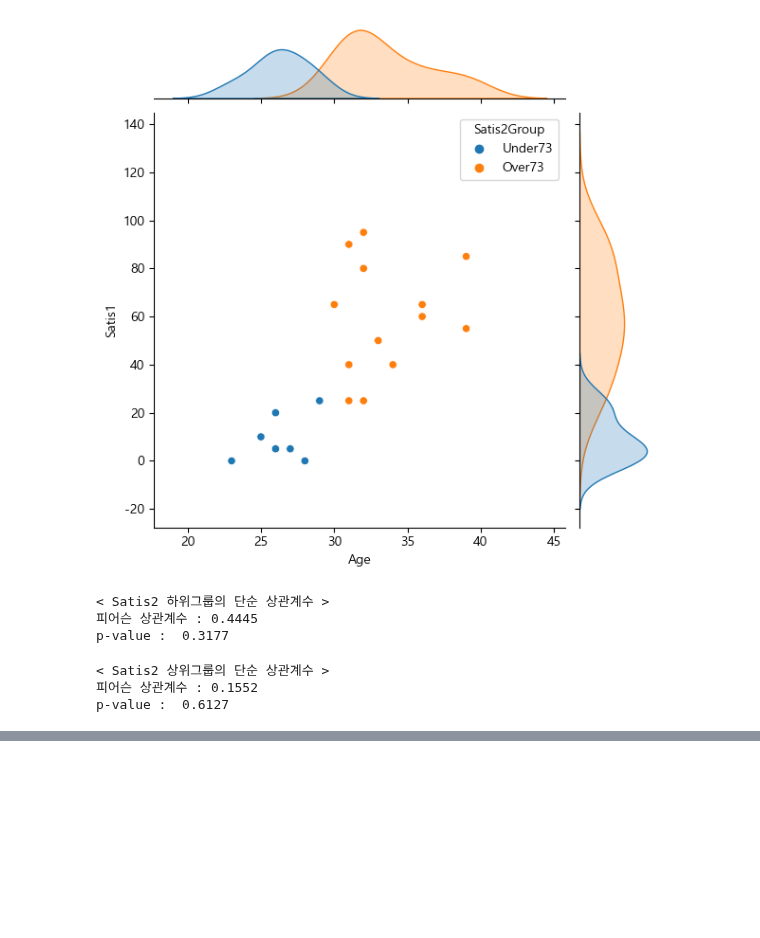
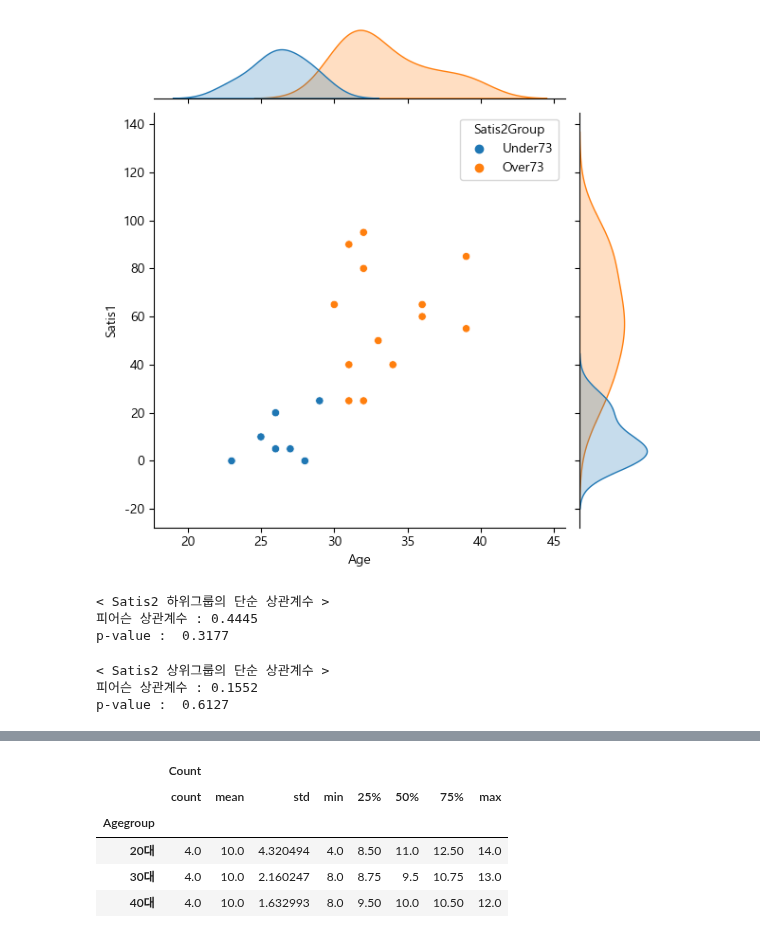
Before and after one commit to anjuiswhat/TIL, a Jupyter notebook: ADP_study/A_상관분석_(1).ipynb, the cells around one changed output, grey strips where cells are left out. Drawn from its saved outputs; the diff is of its cells as text; code cells hidden in the pictures; blank space fills up the shorter version.

```diff
--- a/ADP_study/A_상관분석_(1).ipynb
+++ b/ADP_study/A_상관분석_(1).ipynb
@@ -595,0 +714,7 @@ p-value :  0.6127
+# %%
+soft = pd.read_csv(r'C:\Users\Boanerges\GitHub\TIL\rawdata\Softdrink.csv')
+
+df_soft = soft.replace( {'Agegroup' : {1:'20대', 2:'30대', 3:'40대'},
+                         'Drink' : {1:'coke', 2:'pepsi', 3:'fanta', 4:'others'} } )
+
+df_soft
@@ -595,0 +735,9 @@ p-value :  0.6127
+# %%
+df_soft.groupby('Agegroup').describe()
+# %% [output]
+|  | Count |  |  |  |  |  |  |  |
+|  | count | mean | std | min | 25% | 50% | 75% | max |
+| Agegroup |  |  |  |  |  |  |  |  |
+| 20대 | 4.0 | 10.0 | 4.320494 | 4.0 | 8.50 | 11.0 | 12.50 | 14.0 |
+| 30대 | 4.0 | 10.0 | 2.160247 | 8.0 | 8.75 | 9.5 | 10.75 | 13.0 |
+| 40대 | 4.0 | 10.0 | 1.632993 | 8.0 | 9.50 | 10.0 | 10.50 | 12.0 |
```
Also changed, not shown: parts of 32 cells of this notebook, 1 other file.
